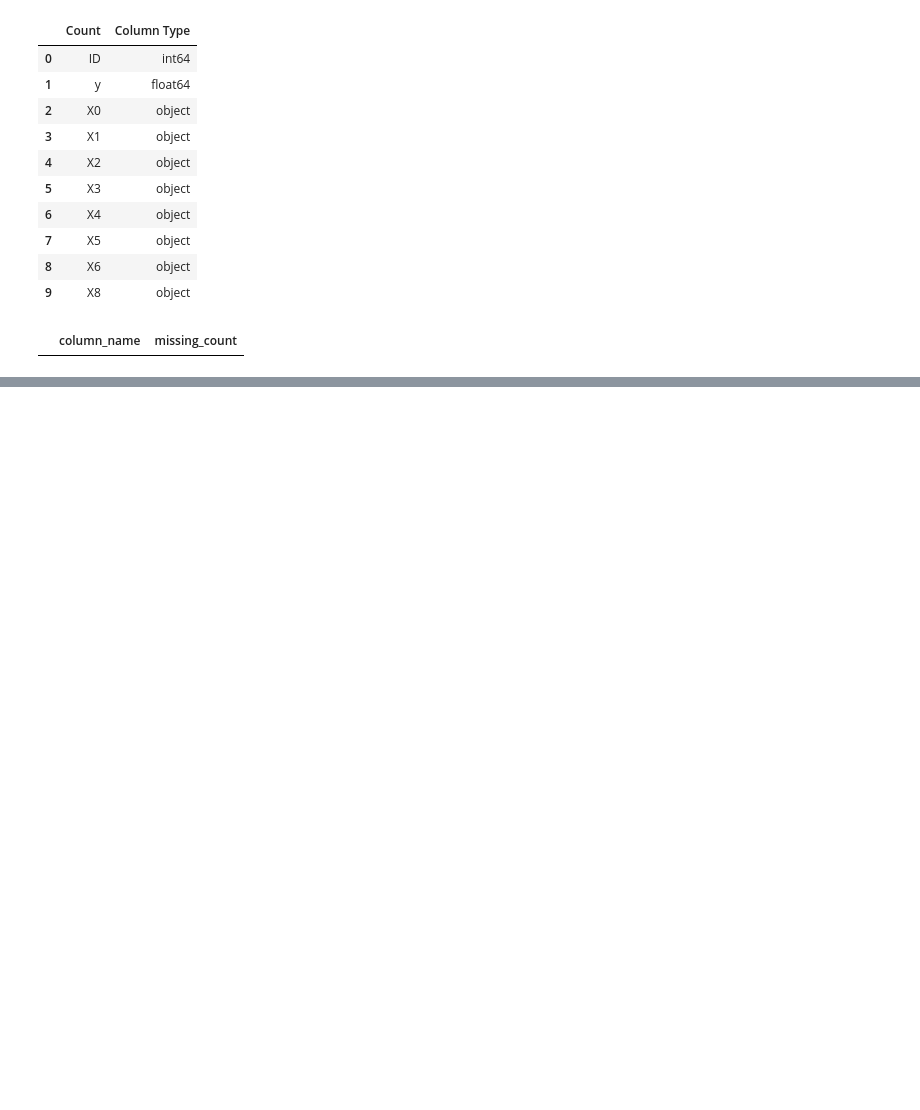
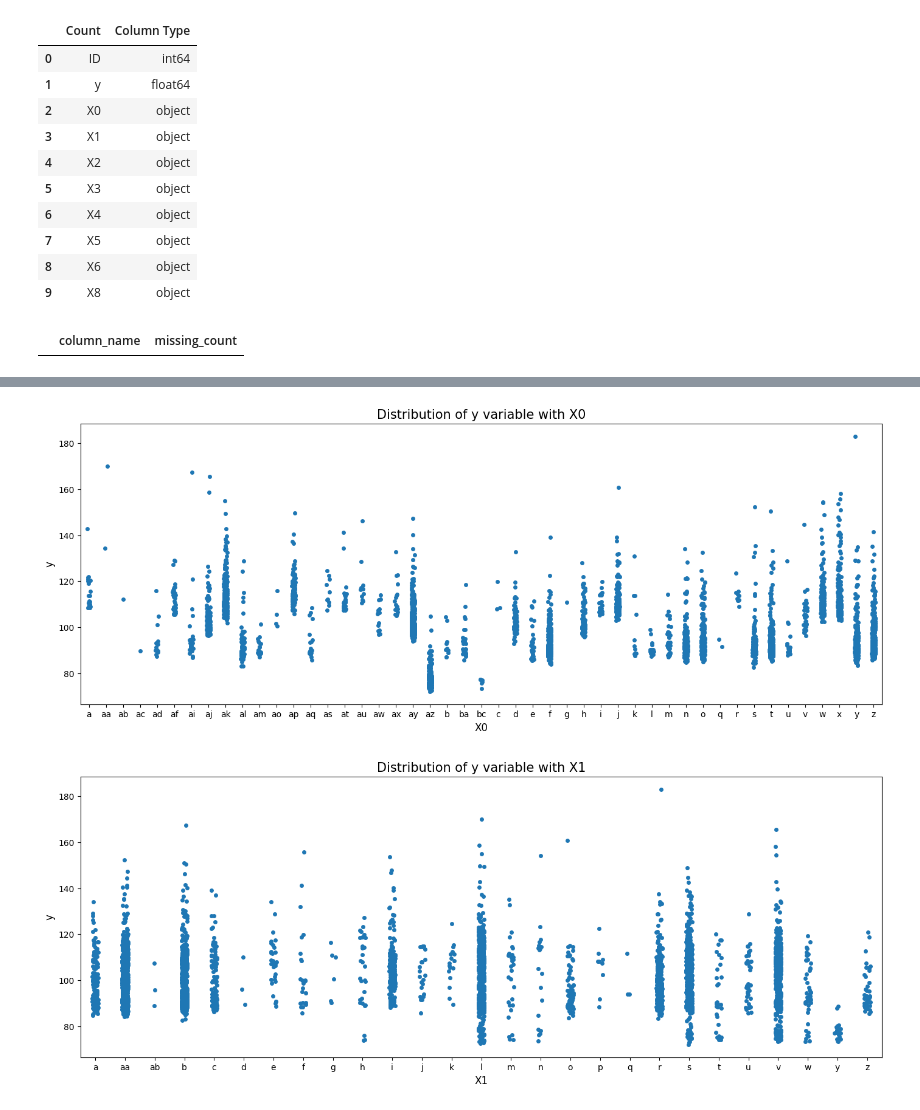
Before and after one commit to mohsensho/machineLearningwithPython, a Jupyter notebook: project-MercedesBenzGreenerManufacturing.ipynb, the cells around one changed output, grey strips where cells are left out. Drawn from its saved outputs; the diff is of its cells as text; code cells hidden in the pictures; blank space fills up the shorter version.

```diff
--- a/project-MercedesBenzGreenerManufacturing.ipynb
+++ b/project-MercedesBenzGreenerManufacturing.ipynb
@@ -118,0 +149,19 @@ missing_df
+# %%
+#Exploring the categorical columns present in the dataset.
+# Defining function
+def showCatPlot(var_name, plotType):
+    col_order = np.sort(train_df[var_name].unique()).tolist()
+    plt.figure(figsize=(17,6))
+    exec('sns.'+plotType+'plot(x=var_name, y="y", data=train_df, order=col_order)')
+    plt.xlabel(var_name, fontsize=12)
+    plt.ylabel('y', fontsize=12)
+    plt.title("Distribution of y variable with "+ var_name, fontsize=15)
+    return plt.show()
+# %%
+# Exploring X0 with stripplot
+showCatPlot("X0","strip")
+# Exploring X1 with stripplot
+showCatPlot("X1","strip")
+# %% [output]
+[figure, added]
+[figure, added]
```
Also changed, not shown: parts of 8 cells of this notebook.
